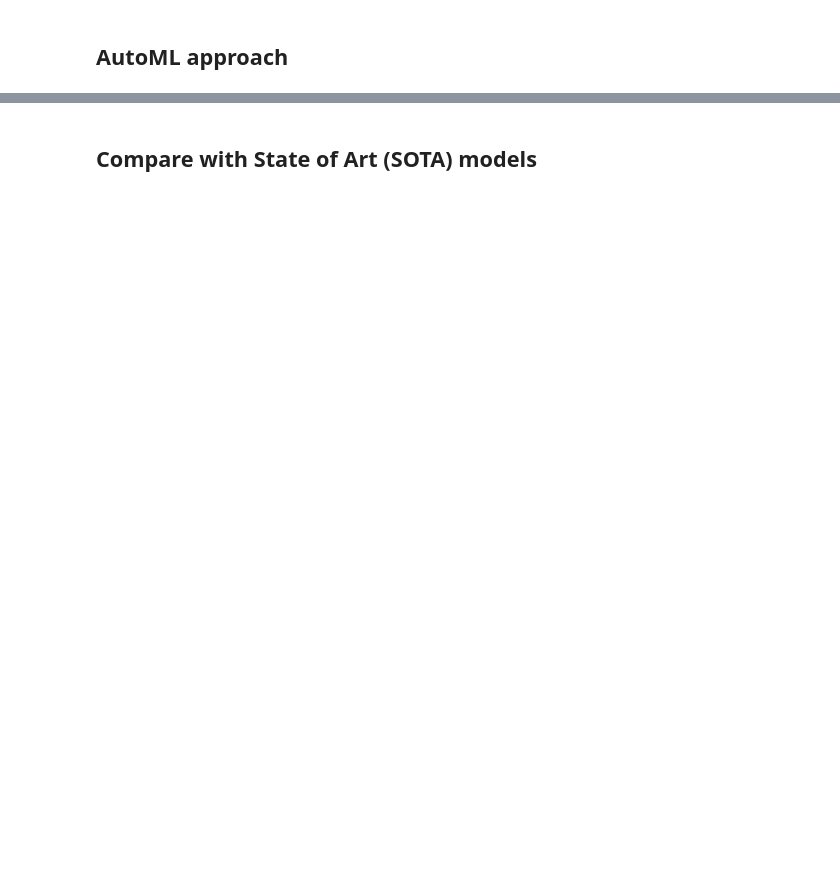
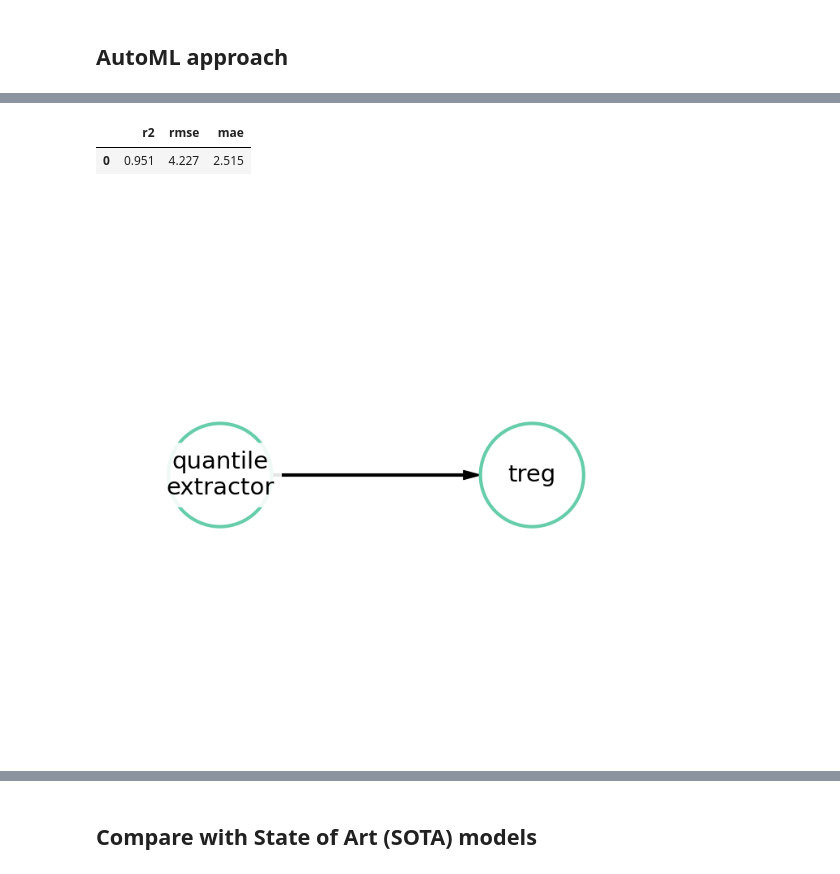
Before and after one commit to aimclub/Fedot.Industrial, a Jupyter notebook: examples/real_world_examples/industrial_examples/equipment_monitoring/motor_temperature.ipynb, the cells around one changed output, grey strips where cells are left out. Cells and saved outputs as stored; diff of their text form; code cells hidden in the pictures; blank space fills up the shorter version.

```diff
--- a/examples/real_world_examples/industrial_examples/equipment_monitoring/motor_temperature.ipynb
+++ b/examples/real_world_examples/industrial_examples/equipment_monitoring/motor_temperature.ipynb
@@ -24,9 +24,10 @@ The list of basic fedot industrial models for experiment are shown below. We are
 initial_assumption = PipelineBuilder().add_node('quantile_extractor').add_node('treg')
 params = dict(problem='regression',
                              metric='rmse',
-                             timeout=15,
+                             timeout=60,
                              initial_assumption=initial_assumption,
                              n_jobs=2,
+                            with_tuning = False,
                              logging_level=20)
 dataset_name = 'ElectricMotorTemperature'
 data_path = PROJECT_PATH + '/examples/data'
@@ -129,0 +230,11 @@ df_automl.sort_values('root_mean_squared_error:')
+# %%
+auto_metrics
+# %% [output]
+|  | r2 | rmse | mae |
+| 0 | 0.951 | 4.227 | 2.515 |
+# %%
+industrial_auto_model.solver.current_pipeline.show()
+industrial_auto_model.plot_operation_distribution(mode='each')
+industrial_auto_model.plot_fitness_by_generation()
+# %% [output]
+[figure, added]
```
Also changed, not shown: parts of 17 cells of this notebook, 15 other files.
